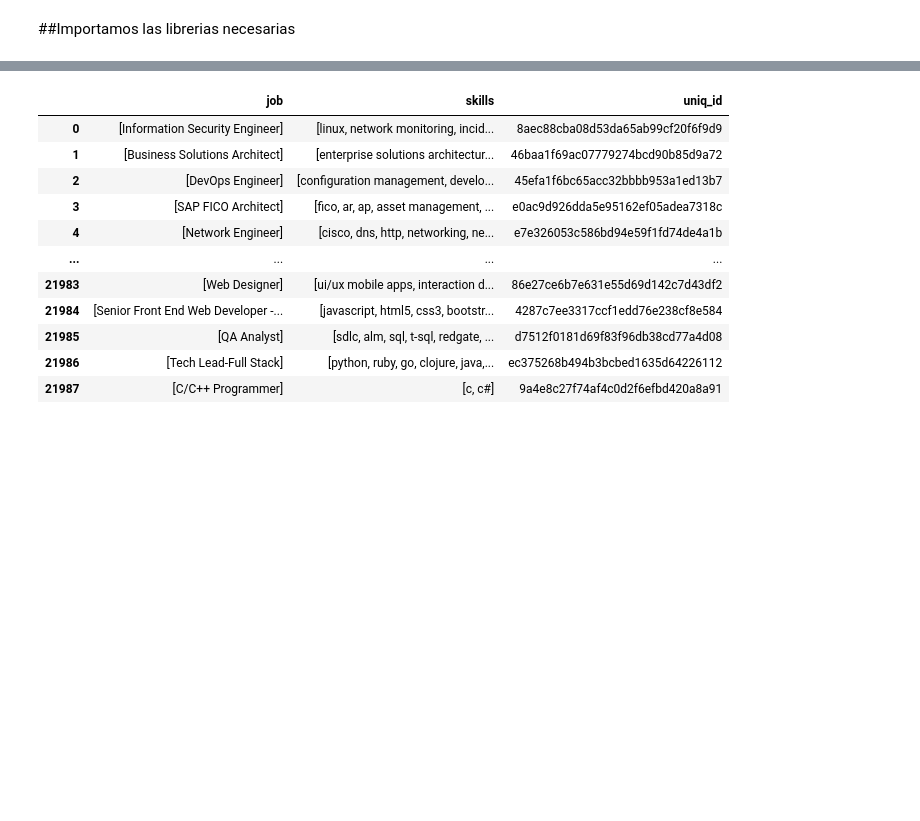
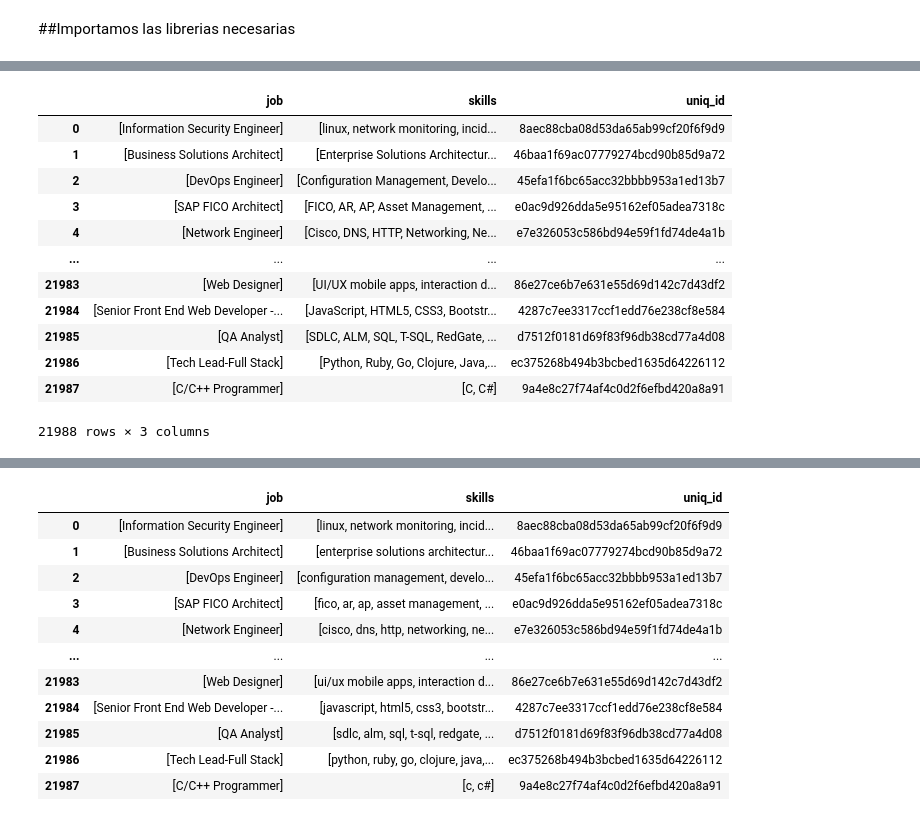
Before and after one commit to Jesusmaing/jobsRecommender, a Jupyter notebook: recommender.ipynb, the cells around one changed output, grey strips where cells are left out. Drawn from its saved outputs; the diff is of its cells as text; code cells hidden in the pictures; blank space fills up the shorter version.

```diff
--- a/recommender.ipynb
+++ b/recommender.ipynb
@@ -15,3 +35,19 @@ jobs = pd.read_csv('jobskills.csv',encoding='utf-8')
 #Separamos en una lista de valores los skills
 jobs['skills'] = jobs['skills'].str.split(',')
 jobs['job'] = jobs['job'].str.split(',')
+# %%
+jobs
+# %% [output]
+|  | job | skills | uniq_id |
+| 0 | [Information Security Engineer] | [linux, network monitoring, incid... | 8aec88cba08d53da65ab99cf20f6f9d9 |
+| 1 | [Business Solutions Architect] | [Enterprise Solutions Architectur... | 46baa1f69ac07779274bcd90b85d9a72 |
+| 2 | [DevOps Engineer] | [Configuration Management, Develo... | 45efa1f6bc65acc32bbbb953a1ed13b7 |
+| 3 | [SAP FICO Architect] | [FICO, AR, AP, Asset Management, ... | e0ac9d926dda5e95162ef05adea7318c |
+| 4 | [Network Engineer] | [Cisco, DNS, HTTP, Networking, Ne... | e7e326053c586bd94e59f1fd74de4a1b |
+| ... | ... | ... | ... |
+| 21983 | [Web Designer] | [UI/UX mobile apps, interaction d... | 86e27ce6b7e631e55d69d142c7d43df2 |
+| 21984 | [Senior Front End Web Developer -... | [JavaScript, HTML5, CSS3, Bootstr... | 4287c7ee3317ccf1edd76e238cf8e584 |
+| 21985 | [QA Analyst] | [SDLC, ALM, SQL, T-SQL, RedGate, ... | d7512f0181d69f83f96db38cd77a4d08 |
+| 21986 | [Tech Lead-Full Stack] | [Python, Ruby, Go, Clojure, Java,... | ec375268b494b3bcbed1635d64226112 |
+| 21987 | [C/C++ Programmer] | [C, C#] | 9a4e8c27f74af4c0d2f6efbd420a8a91 |
+21988 rows × 3 columns
```
Also changed, not shown: parts of 11 cells of this notebook.
